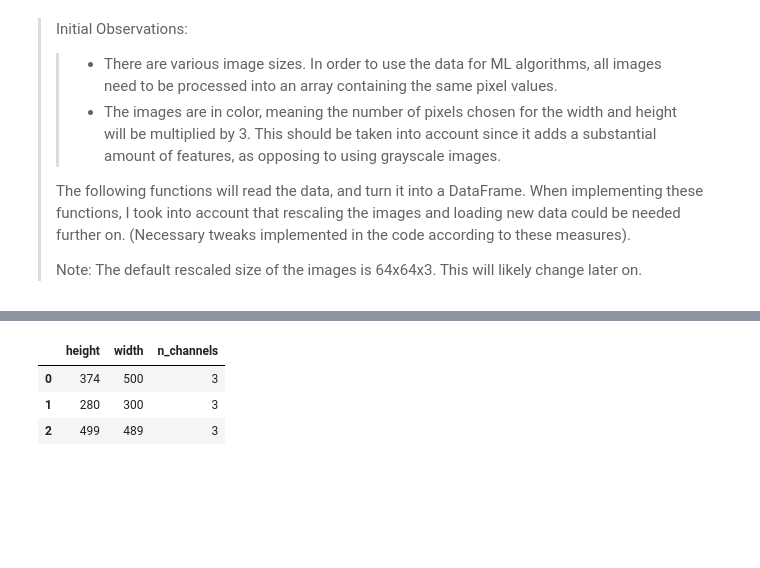
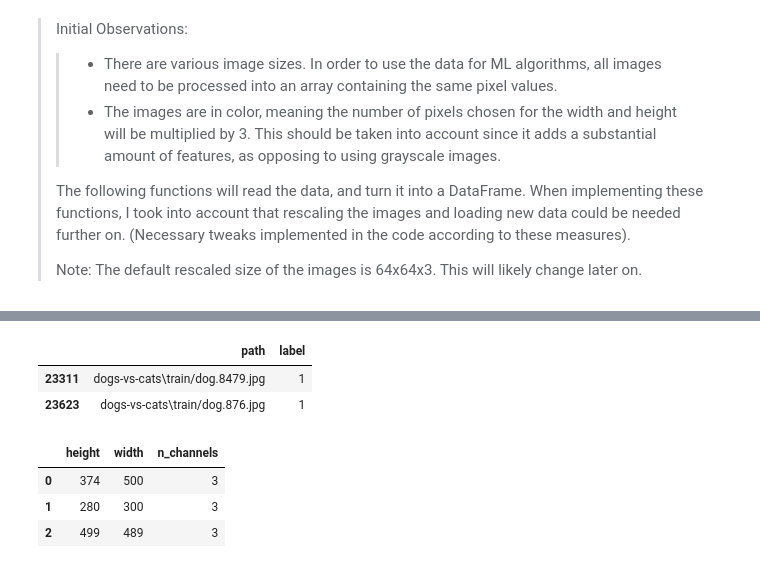
Before and after one commit to adiy55/1SB-Final-Project, a Jupyter notebook: 1SB ML Dogs vs. Cats.ipynb, the cells around one changed output, grey strips where cells are left out. Cells and saved outputs as stored; diff of their text form; code cells hidden in the pictures; blank space fills up the shorter version.

```diff
--- a/1SB ML Dogs vs. Cats.ipynb
+++ b/1SB ML Dogs vs. Cats.ipynb
@@ -60,0 +126,2 @@ plt.show()
+# %%
+train_set, test_set = train_test_split(df, test_size=0.2, random_state=42)
@@ -61,3 +131,12 @@ plt.show()
+# %%
+# deep copy of the training set
+df2 = train_set.copy()
+# %%
+df2.head(2)
+# %% [output]
+|  | path | label |
+| 23311 | dogs-vs-cats\train/dog.8479.jpg | 1 |
+| 23623 | dogs-vs-cats\train/dog.876.jpg | 1 |
 # %%
 def image_shape(image_path):
     return cv2.imread(image_path).shape
```
Also changed, not shown: parts of 12 cells of this notebook.
